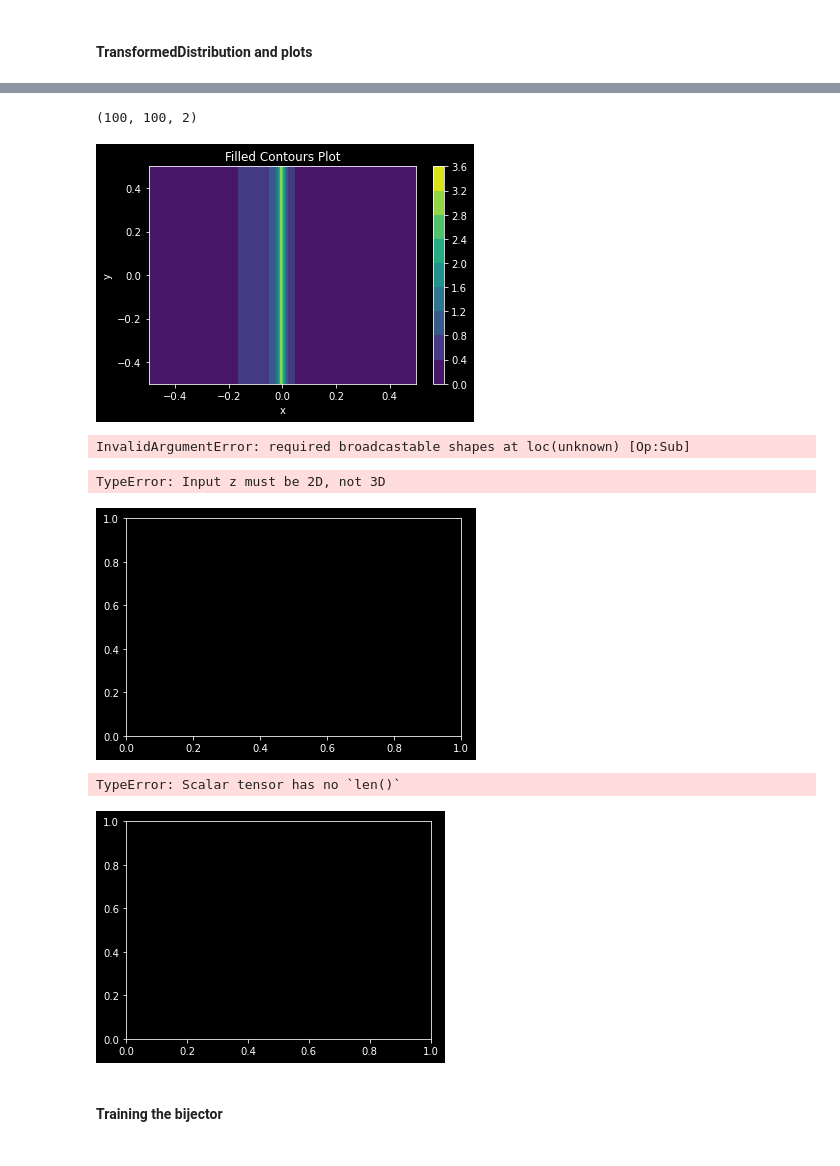
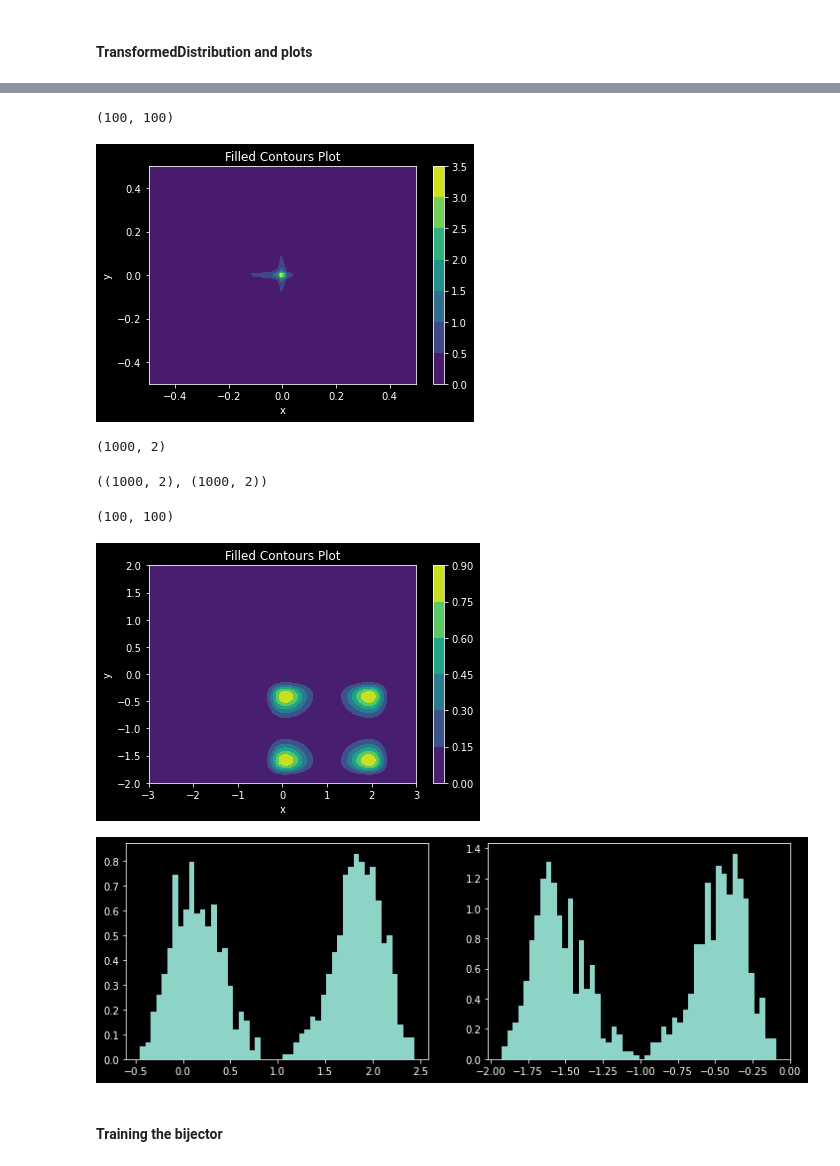
Before and after one commit to hjlgood/tensorflow_probability, a Jupyter notebook: 03_Coding Tutorial.ipynb, the cells around one changed output, grey strips where cells are left out. Drawn from its saved outputs; the diff is of its cells as text; code cells hidden in the pictures.

```diff
--- a/03_Coding Tutorial.ipynb
+++ b/03_Coding Tutorial.ipynb
@@ -455,11 +455,16 @@ plt.plot(x, cubic.inverse_log_det_jacobian(x))
 # %%
 # Create a transformed distribution with Cubic
 
-normal = tfd.Normal(loc = 0., scale = 1.0)
-cubic1d = Cubic([1.], [-1.], validate_args= True)
-# cubic1d = Cubic([1., 2.], [-1., 2], validate_args= True)
+# normal = tfd.Normal(loc = 0., scale = 1.0)
+# cubic1d = Cubic([1.], [-1.], validate_args= True)
 
-cubed_normal = tfd.TransformedDistribution(normal, cubic1d)
+cubic = Cubic([1., 2.], [-1., 2], validate_args= True)
+normal = tfd.Normal(loc = [0., 0.], scale = [1.0, 2.])
+normal = tfd.Independent(
+    distribution=normal,
+    reinterpreted_batch_ndims=1)
+
+cubed_normal = tfd.TransformedDistribution(normal, cubic)
 # adding , event_shape = [2] gives error
 # %%
 # Sample cubed_normal
@@ -497,15 +507,15 @@ fig,ax=plt.subplots(1,1)
 Z = cubed_normal.prob(np.dstack((X, Y)))
 
 print(Z.shape)
-cp = ax.contourf(X, Y, Z[:, :, 0])
+cp = ax.contourf(X, Y, Z)
 fig.colorbar(cp) # Add a colorbar to a plot
 ax.set_title('Filled Contours Plot')
 ax.set_xlabel('x')
 ax.set_ylabel('y')
 plt.show()
 # %% [output]
-(100, 100, 2)
+(100, 100)
-[figure, old version]
+[figure, new version]
 # %%
 # Create a transformed distribution with the inverse of Cube
 
@@ -527,7 +537,8 @@ print(g.shape)
 npg = g.numpy()
 npn.shape, npg.shape
 # %% [output]
-InvalidArgumentError: required broadcastable shapes at loc(unknown) [Op:Sub]
+(1000, 2)
+((1000, 2), (1000, 2))
 # %%
 # Make contour plot
 
@@ -537,6 +548,8 @@ X, Y = np.meshgrid(xx, yy)
 
 fig,ax=plt.subplots(1,1)
 Z = inv_cubed_normal.prob(np.dstack((X, Y)))
+
+print(Z.shape)
 cp = ax.contourf(X, Y, Z)
 fig.colorbar(cp) # Add a colorbar to a plot
 ax.set_title('Filled Contours Plot')
@@ -544,20 +557,19 @@ ax.set_xlabel('x')
 ax.set_ylabel('y')
 plt.show()
 # %% [output]
-TypeError: Input z must be 2D, not 3D
+(100, 100)
-[figure, old version]
+[figure, new version]
 # %%
 # Plot histograms
 
 plt.figure(figsize=(12, 4))
 plt.subplot(1, 2, 1)
-plt.hist(g[..., 0], bins=50, density=True)
+plt.hist(npg[..., 0], bins=50, density=True)
 plt.subplot(1, 2, 2)
-plt.hist(g[..., 1], bins=50, density=True)
+plt.hist(npg[..., 1], bins=50, density=True)
 plt.show()
 # %% [output]
-TypeError: Scalar tensor has no `len()`
-[figure, old version]
+[figure, new version]
 # %% [markdown]
 #### Training the bijector
 # %%
```
Also changed, not shown: parts of 2 cells of this notebook.
